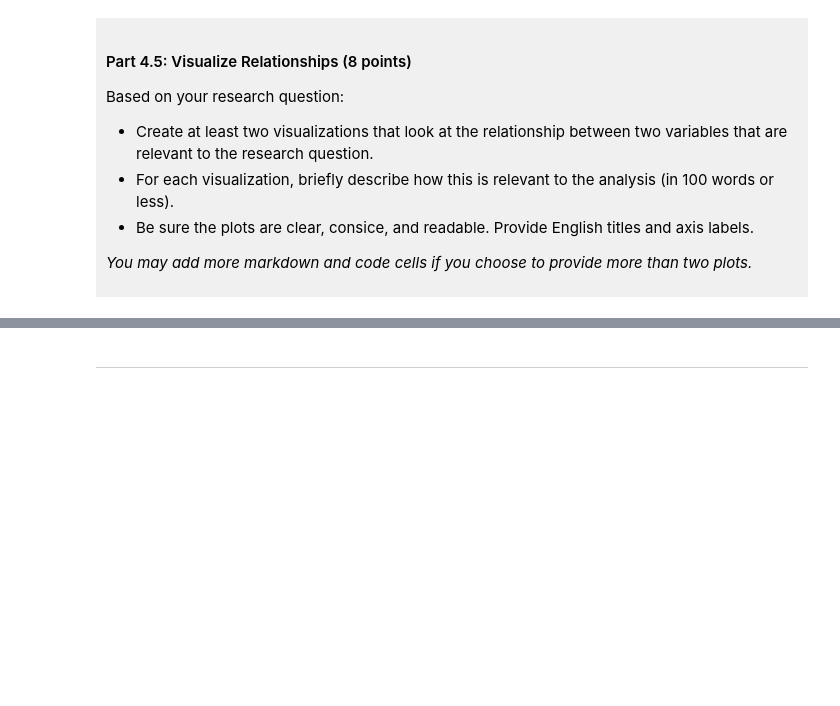
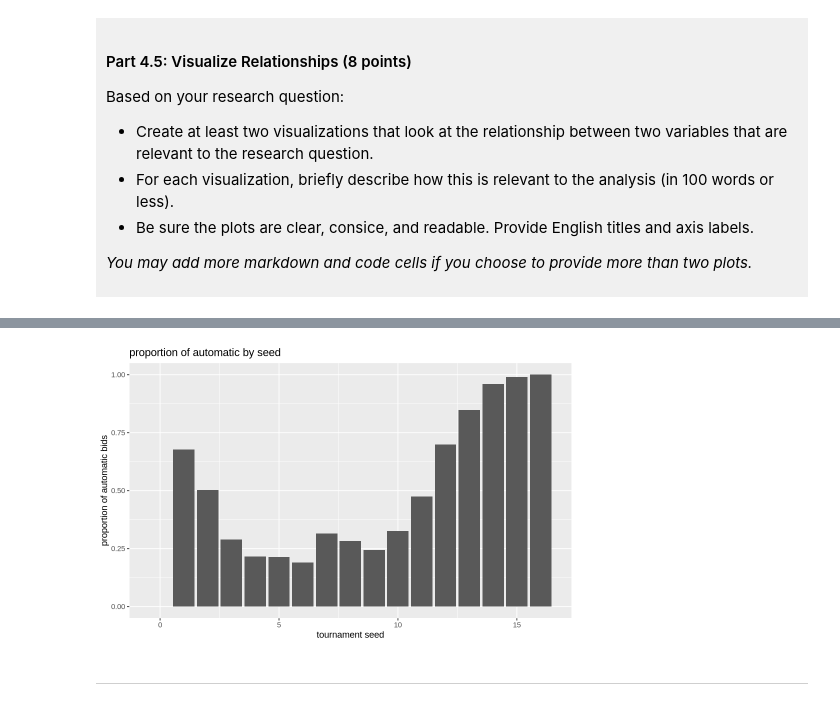
Before and after one commit to picklebowl/dsci-100-project-Mingjie-Zheng, a Jupyter notebook: dsci-100-project-notebook.ipynb, the cells around one changed output, grey strips where cells are left out. Cells and saved outputs as stored; diff of their text form; code cells hidden in the pictures; blank space fills up the shorter version.

```diff
--- a/dsci-100-project-notebook.ipynb
+++ b/dsci-100-project-notebook.ipynb
@@ -311,5 +378,15 @@ Visualization 2: %%% EDIT THIS MARKDOWN CELL%%%
 # %%
-### EDIT THIS CODE CELL FOR VISUALIZATION 2###
+Visualization_2<- women_march_tidy |>
+                  group_by(seed) |>
+                  summarise(prop_auto=mean(bid=="auto")) |>
+                  ggplot(aes(x=seed, y=prop_auto)) +
+                  geom_bar(stat="identity") +
+                  labs(x="tournament seed",
+                       y="proportion of automatic bids",
+                       title="proportion of automatic by seed")
+Visualization_2
+# %% [output]
+[figure, added]
 # %% [markdown]
 ------
 # %% [markdown]
```
Also changed, not shown: parts of 10 cells of this notebook.
